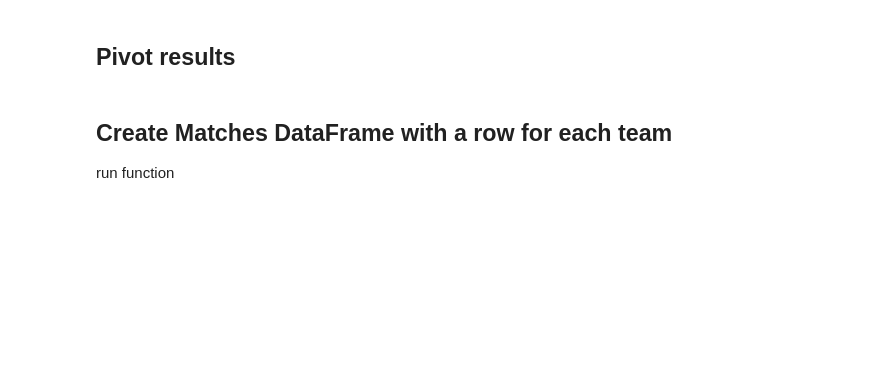
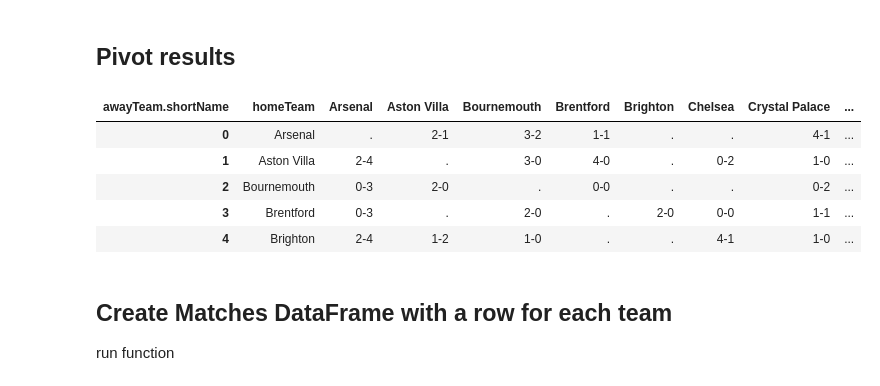
Before and after one commit to solstice035/footballdash, a Jupyter notebook: code/notebooks/results_api.ipynb, the cells around one changed output. Cells and saved outputs as stored; diff of their text form; code cells hidden in the pictures; blank space fills up the shorter version.

```diff
--- a/code/notebooks/results_api.ipynb
+++ b/code/notebooks/results_api.ipynb
@@ -146,29 +151,36 @@ df.head()
 ## Pivot results
 # %%
 # pivot
-df_scores = df.pivot_table(index=['homeTeam.shortName'], columns=['awayTeam.shortName'], fill_value='.', values=['scoreFullTime'], aggfunc='first')
+df_scores = df.pivot_table(index=['homeTeam.shortName'], columns=['awayTeam.shortName'], fill_value='.', values=['score.fullTime'], aggfunc='first')
 
 
 # rename columns awayTeam.shortName to null
 
 # df_scores.columns = df_scores.columns.droplevel(0)
 # df_scores.columns.name = None
 
 # reset index
 df_scores = df_scores.reset_index()
 
 # drop first row
 df_scores.columns = df_scores.columns.droplevel(0)
 # rename column 2 to home team
 df_scores.rename(columns={ df_scores.columns[0]: "homeTeam"}, inplace = True)
 # drop index column
 
 
 
 # export to csv using function
-export_excel(df_scores, "scores_grid")
+# export_excel(df_scores, "scores_grid")
 
 df_scores.head()
+# %% [output]
+| awayTeam.shortName | homeTeam | Arsenal | Aston Villa | Bournemouth | Brentford | Brighton | Chelsea | Crystal Palace | ... |
+| 0 | Arsenal | . | 2-1 | 3-2 | 1-1 | . | . | 4-1 | ... |
+| 1 | Aston Villa | 2-4 | . | 3-0 | 4-0 | . | 0-2 | 1-0 | ... |
+| 2 | Bournemouth | 0-3 | 2-0 | . | 0-0 | . | . | 0-2 | ... |
+| 3 | Brentford | 0-3 | . | 2-0 | . | 2-0 | 0-0 | 1-1 | ... |
+| 4 | Brighton | 2-4 | 1-2 | 1-0 | . | . | 4-1 | 1-0 | ... |
 # %% [markdown]
 ## Create Matches DataFrame with a row for each team
 
```
Also changed, not shown: parts of 10 cells of this notebook, 1 other file.
